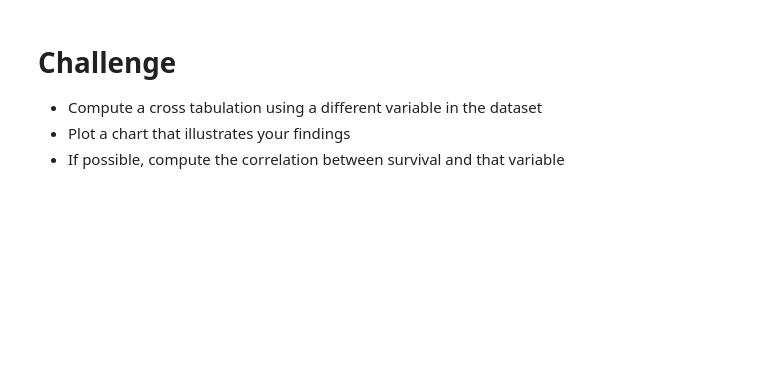
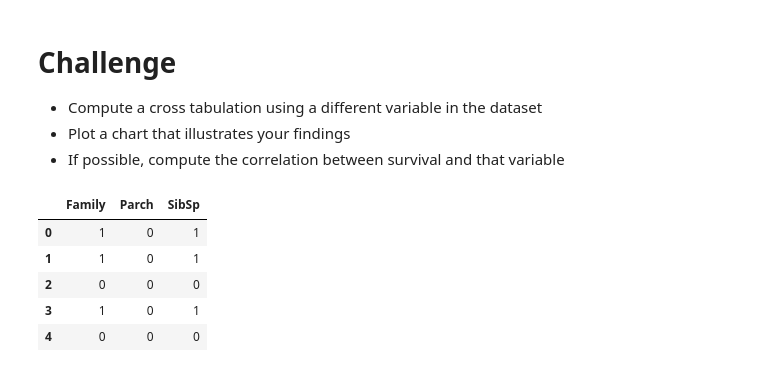
Before and after one commit to GCDigitalFellows/gcdri_ts_cat_ml, a Jupyter notebook: Jan2018_stats.ipynb, the cells around one changed output. Saved outputs shown, nothing was run; the diff lists cells and outputs as text; code cells hidden in the pictures; blank space fills up the shorter version.

```diff
--- a/Jan2018_stats.ipynb
+++ b/Jan2018_stats.ipynb
@@ -150,9 +302,21 @@ df.groupby(['Pclass', 'Sex']).agg( {'Survived': np.sum,
+# %%
+df['Fareq'] = pd.qcut(df['Fare'], 10)
 # %% [markdown]
 Challenge
 =====
 * Compute a cross tabulation using a different variable in the dataset
 * Plot a chart that illustrates your findings
 * If possible, compute the correlation between survival and that variable
+# %%
+df['Family'] = df['SibSp'] + df['Parch']
+df[['Family', 'Parch', 'SibSp']].head()
+# %% [output]
+|  | Family | Parch | SibSp |
+| 0 | 1 | 0 | 1 |
+| 1 | 1 | 0 | 1 |
+| 2 | 0 | 0 | 0 |
+| 3 | 1 | 0 | 1 |
+| 4 | 0 | 0 | 0 |
 # %% [markdown]
 ![mult](figs/multivariate.png)
 # %% [markdown]
```
Also changed, not shown: parts of 32 cells of this notebook, 5 other files.
